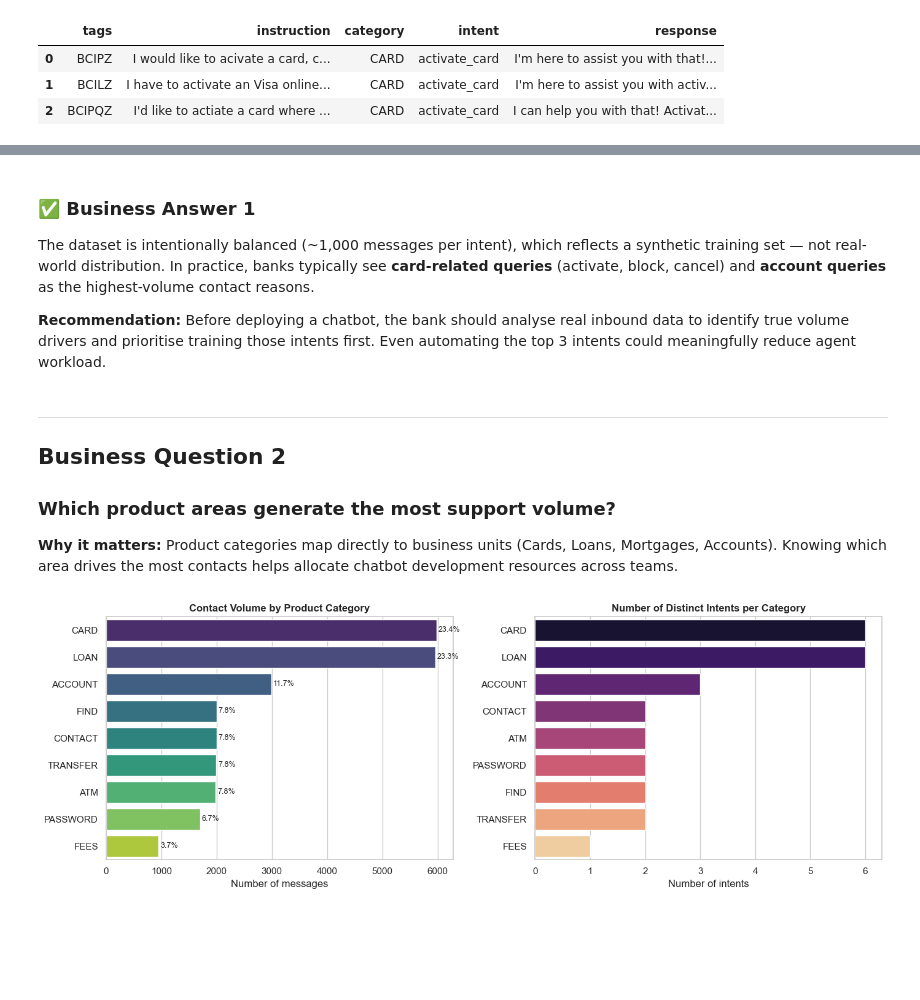
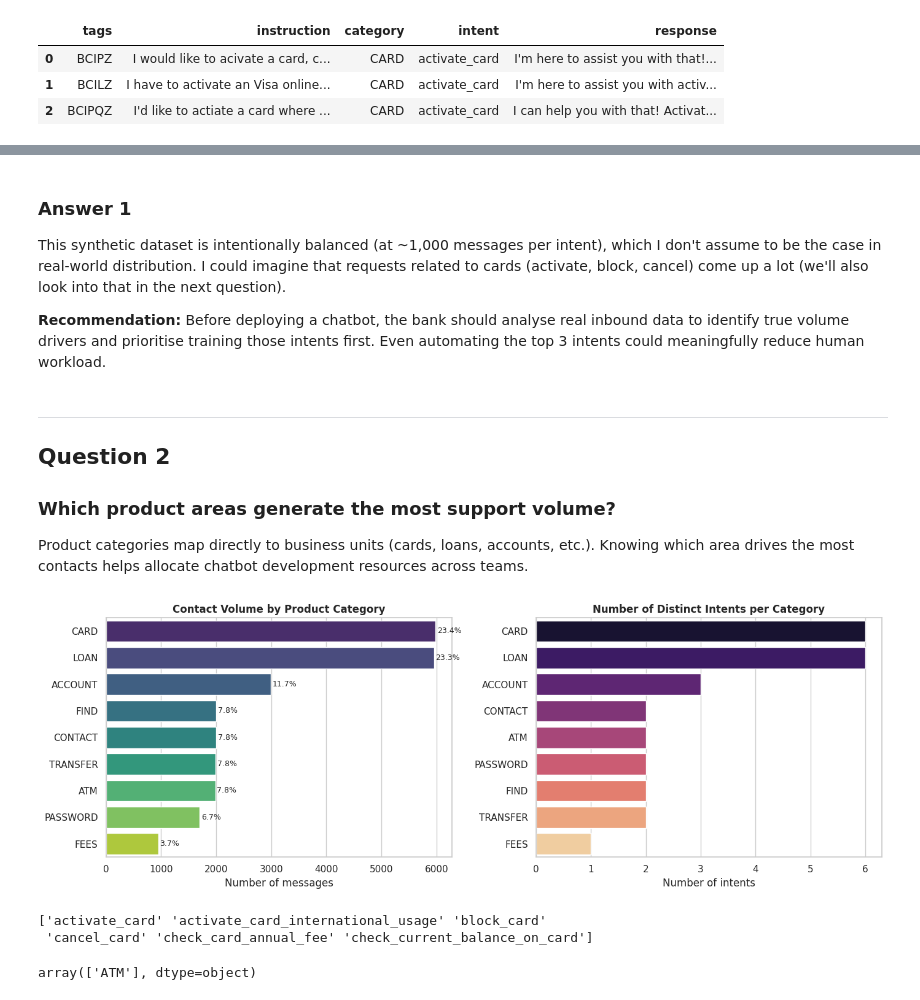
Before and after one commit to raphael-werner/chatbot_bitext_retail_banking, a Jupyter notebook: chatbot2.ipynb, the cells around one changed output, grey strips where cells are left out. Cells and saved outputs as stored; diff of their text form; code cells hidden in the pictures; blank space fills up the shorter version.

```diff
--- a/chatbot2.ipynb
+++ b/chatbot2.ipynb
@@ -84,43 +83,50 @@ check_recent_transactions    999  3.9
               human_agent    999  3.9
             close_account    999  3.9
 # %% [markdown]
-### ✅ Business Answer 1
+### Answer 1
 
-The dataset is intentionally balanced (~1,000 messages per intent), which reflects a synthetic training set — not real-world distribution. In practice, banks typically see **card-related queries** (activate, block, cancel) and **account queries** as the highest-volume contact reasons.
+This synthetic dataset is intentionally balanced (at ~1,000 messages per intent), which I don't assume to be the case in real-world distribution. I could imagine that requests related to cards (activate, block, cancel) come up a lot (we'll also look into that in the next question).
 
-**Recommendation:** Before deploying a chatbot, the bank should analyse real inbound data to identify true volume drivers and prioritise training those intents first. Even automating the top 3 intents could meaningfully reduce agent workload.
+**Recommendation:** Before deploying a chatbot, the bank should analyse real inbound data to identify true volume drivers and prioritise training those intents first. Even automating the top 3 intents could meaningfully reduce human workload.
 # %% [markdown]
 ---
-## Business Question 2
+## Question 2
 ### Which product areas generate the most support volume?
 
-**Why it matters:** Product categories map directly to business units (Cards, Loans, Mortgages, Accounts). Knowing which area drives the most contacts helps allocate chatbot development resources across teams.
+Product categories map directly to business units (cards, loans, accounts, etc.). Knowing which area drives the most contacts helps allocate chatbot development resources across teams.
 # %%
 cat_counts = df['category'].value_counts().reset_index()
 cat_counts.columns = ['category', 'count']
 cat_counts['pct'] = (cat_counts['count'] / len(df) * 100).round(1)
 
 fig, axes = plt.subplots(1, 2, figsize=(14, 5))
 
 # Bar chart
 sns.barplot(data=cat_counts, x='count', y='category', palette='viridis', ax=axes[0])
 axes[0].set_title('Contact Volume by Product Category', fontweight='bold')
 axes[0].set_xlabel('Number of messages')
 axes[0].set_ylabel('')
 for i, row in cat_counts.iterrows():
     axes[0].text(row['count'] + 30, i, f"{row['pct']}%", va='center', fontsize=9)
 
 # Intents per category
 intents_per_cat = df.groupby('category')['intent'].nunique().reset_index()
 intents_per_cat.columns = ['category', 'num_intents']
 intents_per_cat = intents_per_cat.sort_values('num_intents', ascending=False)
 sns.barplot(data=intents_per_cat, x='num_intents', y='category', palette='magma', ax=axes[1])
 axes[1].set_title('Number of Distinct Intents per Category', fontweight='bold')
 axes[1].set_xlabel('Number of intents')
 axes[1].set_ylabel('')
 
 plt.tight_layout()
 plt.show()
+
+
+print(df[df['category'] == 'CARD']['intent'].unique())
+df[df['intent'] == 'recover_swallowed_card']['category'].unique()
 # %% [output]
-[figure, old version]
+[figure, new version]
+['activate_card' 'activate_card_international_usage' 'block_card'
+ 'cancel_card' 'check_card_annual_fee' 'check_current_balance_on_card']
+array(['ATM'], dtype=object)
 # %% [markdown]
```
Also changed, not shown: parts of 22 cells of this notebook.
